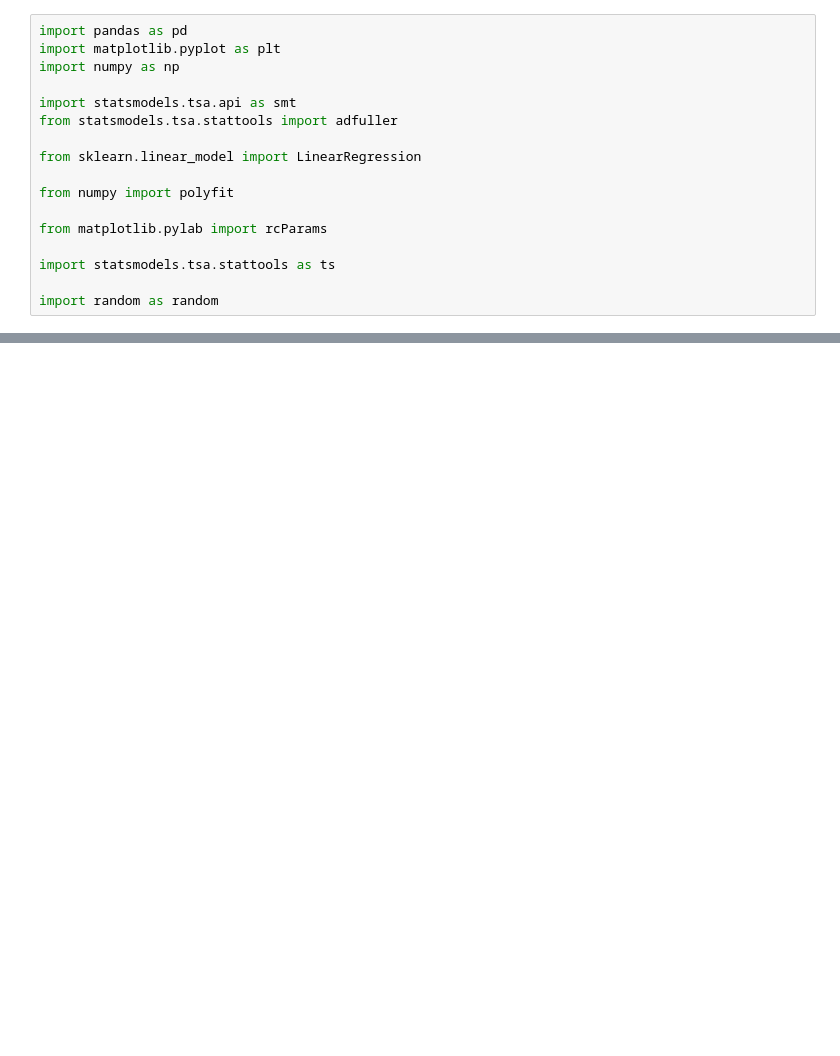
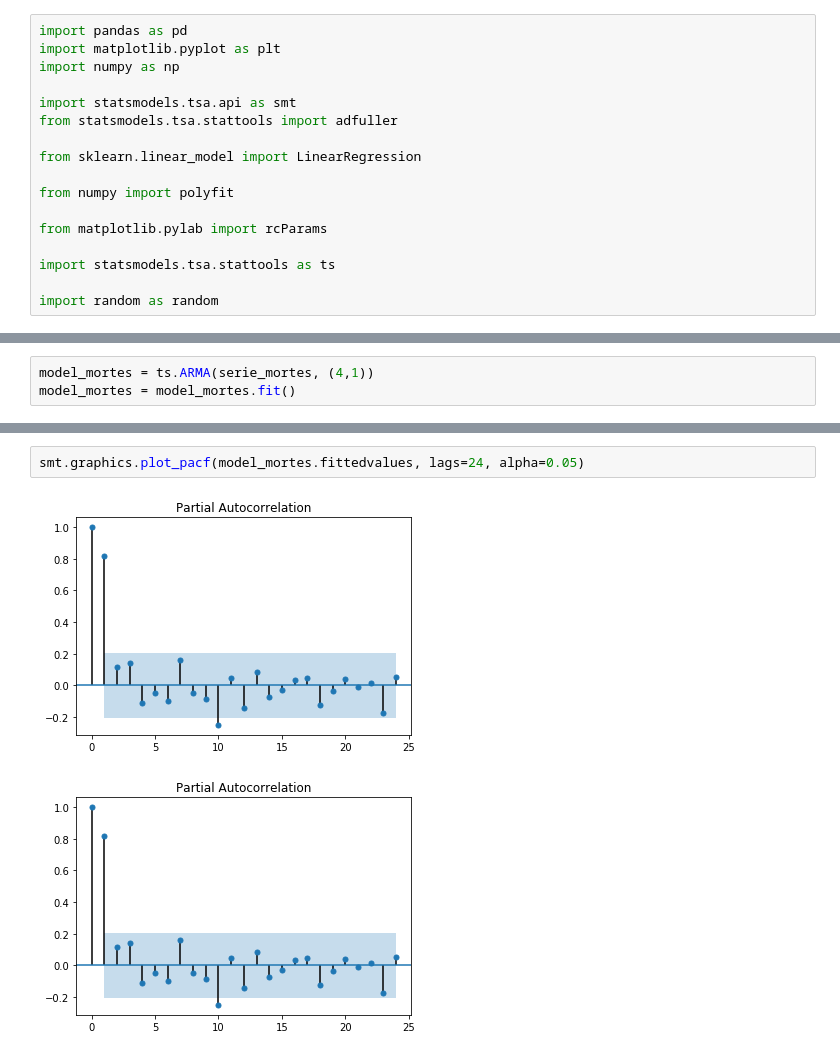
Before and after one commit to mcbsf/Times-Series, a Jupyter notebook: lista3_mcbsf.ipynb, the cells around one changed output, grey strips where cells are left out. Drawn from its saved outputs; the diff is of its cells as text; blank space fills up the shorter version.

```diff
--- a/lista3_mcbsf.ipynb
+++ b/lista3_mcbsf.ipynb
@@ -55 +89,4 @@ prediction = model.predict()
+# %%
+model_mortes = ts.ARMA(serie_mortes, (4,1))
+model_mortes = model_mortes.fit()
 # %%
@@ -92,0 +97,5 @@ ts.kpss(serie)
+# %%
+smt.graphics.plot_pacf(model_mortes.fittedvalues, lags=24, alpha=0.05)
+# %% [output]
+[figure, added]
+[figure, added]
```
Also changed, not shown: parts of 20 cells of this notebook.
